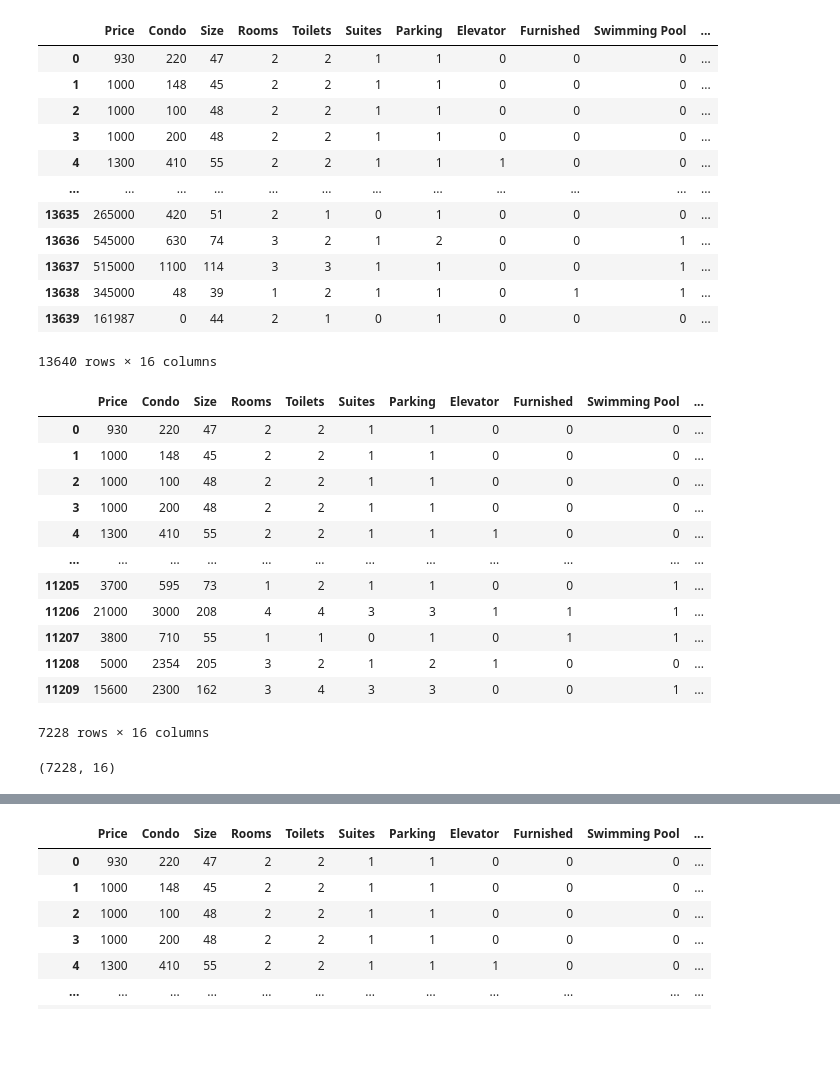
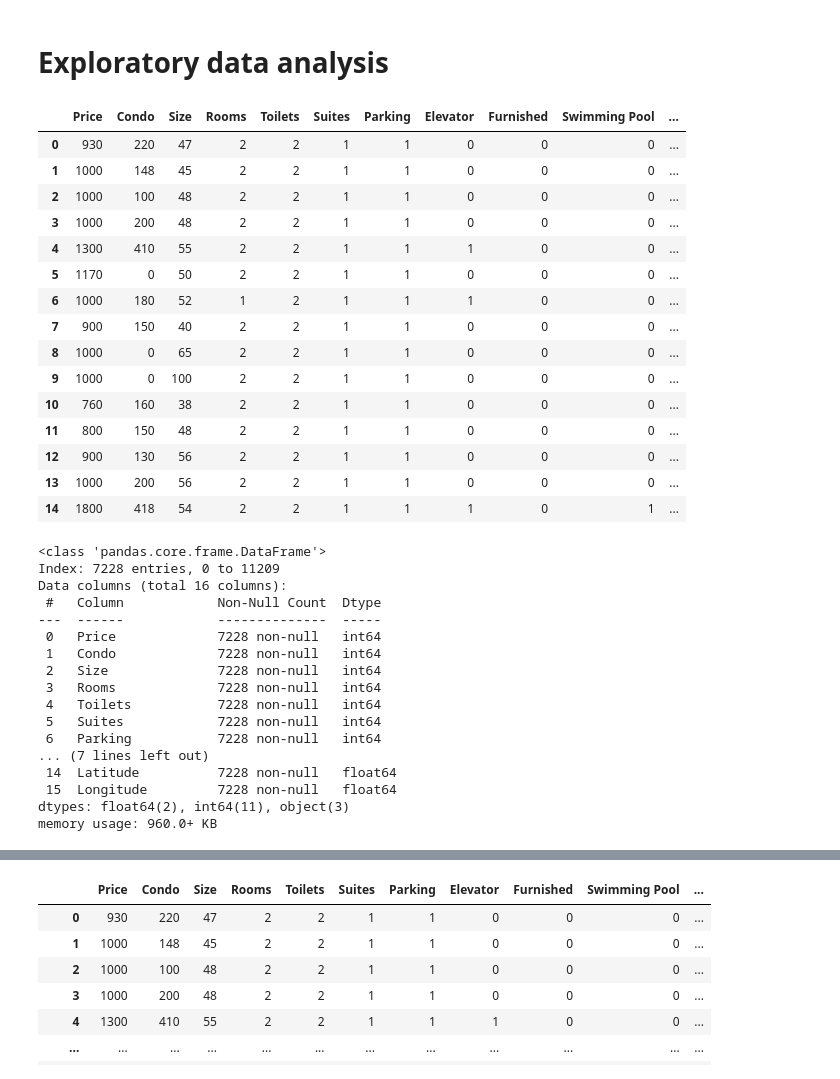
Before and after one commit to mtshorta/08-Machine-Learning-Housing-Price-Prediction-, a Jupyter notebook: Main.ipynb, the cells around one changed output, grey strips where cells are left out. Drawn from its saved outputs; the diff is of its cells as text; code cells hidden in the pictures; blank space fills up the shorter version.

```diff
--- a/Main.ipynb
+++ b/Main.ipynb
@@ -9,4 +9,6 @@ import sklearn
 
 #This will be used to plot a 3d graph of the area of interest
 px.set_mapbox_access_token(open("mapbox_token.txt").read())
+# %% [markdown]
+# Exploratory data analysis
 # %%
@@ -13,38 +16,43 @@ px.set_mapbox_access_token(open("mapbox_token.txt").read())
 df_data = pd.read_csv("sao-paulo-properties-april-2019.csv")
 # %%
-df_data
+df_data.head(15)
 # %% [output]
 |  | Price | Condo | Size | Rooms | Toilets | Suites | Parking | Elevator | Furnished | Swimming Pool | ... |
 | 0 | 930 | 220 | 47 | 2 | 2 | 1 | 1 | 0 | 0 | 0 | ... |
 | 1 | 1000 | 148 | 45 | 2 | 2 | 1 | 1 | 0 | 0 | 0 | ... |
 | 2 | 1000 | 100 | 48 | 2 | 2 | 1 | 1 | 0 | 0 | 0 | ... |
 | 3 | 1000 | 200 | 48 | 2 | 2 | 1 | 1 | 0 | 0 | 0 | ... |
 | 4 | 1300 | 410 | 55 | 2 | 2 | 1 | 1 | 1 | 0 | 0 | ... |
-| ... | ... | ... | ... | ... | ... | ... | ... | ... | ... | ... | ... |
-| 13635 | 265000 | 420 | 51 | 2 | 1 | 0 | 1 | 0 | 0 | 0 | ... |
-| 13636 | 545000 | 630 | 74 | 3 | 2 | 1 | 2 | 0 | 0 | 1 | ... |
-| 13637 | 515000 | 1100 | 114 | 3 | 3 | 1 | 1 | 0 | 0 | 1 | ... |
-| 13638 | 345000 | 48 | 39 | 1 | 2 | 1 | 1 | 0 | 1 | 1 | ... |
-| 13639 | 161987 | 0 | 44 | 2 | 1 | 0 | 1 | 0 | 0 | 0 | ... |
+| 5 | 1170 | 0 | 50 | 2 | 2 | 1 | 1 | 0 | 0 | 0 | ... |
+| 6 | 1000 | 180 | 52 | 1 | 2 | 1 | 1 | 1 | 0 | 0 | ... |
+| 7 | 900 | 150 | 40 | 2 | 2 | 1 | 1 | 0 | 0 | 0 | ... |
+| 8 | 1000 | 0 | 65 | 2 | 2 | 1 | 1 | 0 | 0 | 0 | ... |
+| 9 | 1000 | 0 | 100 | 2 | 2 | 1 | 1 | 0 | 0 | 0 | ... |
+| 10 | 760 | 160 | 38 | 2 | 2 | 1 | 1 | 0 | 0 | 0 | ... |
+| 11 | 800 | 150 | 48 | 2 | 2 | 1 | 1 | 0 | 0 | 0 | ... |
+| 12 | 900 | 130 | 56 | 2 | 2 | 1 | 1 | 0 | 0 | 0 | ... |
+| 13 | 1000 | 200 | 56 | 2 | 2 | 1 | 1 | 0 | 0 | 0 | ... |
+| 14 | 1800 | 418 | 54 | 2 | 2 | 1 | 1 | 1 | 0 | 1 | ... |
-13640 rows × 16 columns
 # %%
 df_rent = df_data[df_data["Negotiation Type"] == "rent"]
-df_rent
+#df_rent
+#df_rent.shape
+df_rent.info()
 # %% [output]
-|  | Price | Condo | Size | Rooms | Toilets | Suites | Parking | Elevator | Furnished | Swimming Pool | ... |
-| 0 | 930 | 220 | 47 | 2 | 2 | 1 | 1 | 0 | 0 | 0 | ... |
-| 1 | 1000 | 148 | 45 | 2 | 2 | 1 | 1 | 0 | 0 | 0 | ... |
-| 2 | 1000 | 100 | 48 | 2 | 2 | 1 | 1 | 0 | 0 | 0 | ... |
-| 3 | 1000 | 200 | 48 | 2 | 2 | 1 | 1 | 0 | 0 | 0 | ... |
-| 4 | 1300 | 410 | 55 | 2 | 2 | 1 | 1 | 1 | 0 | 0 | ... |
-| ... | ... | ... | ... | ... | ... | ... | ... | ... | ... | ... | ... |
-| 11205 | 3700 | 595 | 73 | 1 | 2 | 1 | 1 | 0 | 0 | 1 | ... |
-| 11206 | 21000 | 3000 | 208 | 4 | 4 | 3 | 3 | 1 | 1 | 1 | ... |
-| 11207 | 3800 | 710 | 55 | 1 | 1 | 0 | 1 | 0 | 1 | 1 | ... |
-| 11208 | 5000 | 2354 | 205 | 3 | 2 | 1 | 2 | 1 | 0 | 0 | ... |
-| 11209 | 15600 | 2300 | 162 | 3 | 4 | 3 | 3 | 0 | 0 | 1 | ... |
-7228 rows × 16 columns
+<class 'pandas.core.frame.DataFrame'>
+Index: 7228 entries, 0 to 11209
+Data columns (total 16 columns):
+ #   Column            Non-Null Count  Dtype
+---  ------            --------------  -----
+ 0   Price             7228 non-null   int64
+ 1   Condo             7228 non-null   int64
+ 2   Size              7228 non-null   int64
+ 3   Rooms             7228 non-null   int64
+ 4   Toilets           7228 non-null   int64
+ 5   Suites            7228 non-null   int64
+ 6   Parking           7228 non-null   int64
+... (7 lines left out)
+ 14  Latitude          7228 non-null   float64
+ 15  Longitude         7228 non-null   float64
+dtypes: float64(2), int64(11), object(3)
+memory usage: 960.0+ KB
-# %%
-df_rent.shape
-# %% [output]
-(7228, 16)
```
Also changed, not shown: parts of 34 cells of this notebook.
